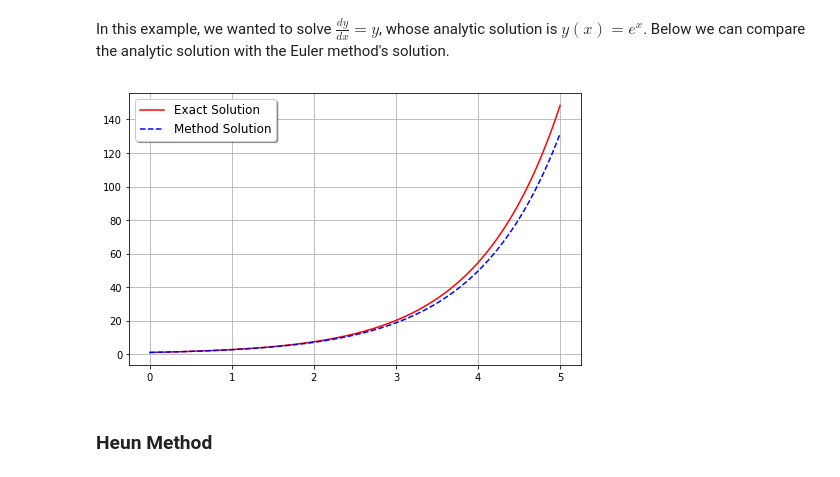
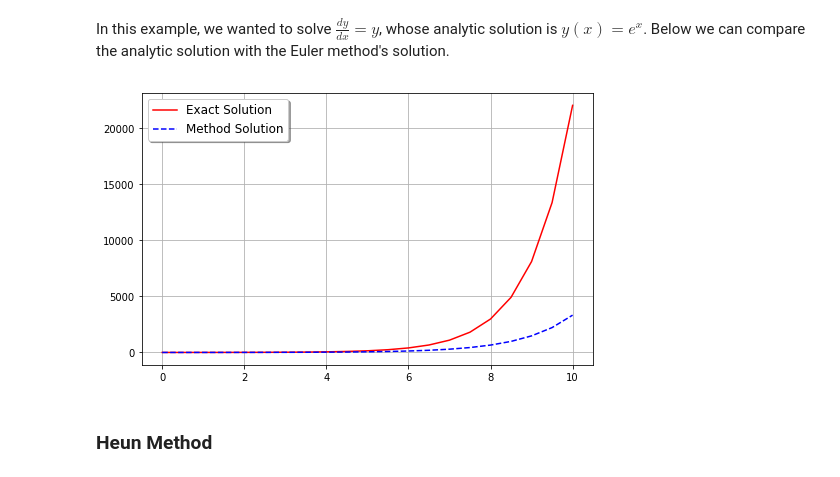
Before and after one commit to rodrigoescorcio/Numerical, a Jupyter notebook: Ordinary-Differential-Equations.ipynb, the cells around one changed output. Cells and saved outputs as stored; diff of their text form; code cells hidden in the pictures.

```diff
--- a/Ordinary-Differential-Equations.ipynb
+++ b/Ordinary-Differential-Equations.ipynb
@@ -57,26 +57,26 @@ def euler(f, x0, y0, h, N):
 def f(x,y):
     return y
 
-t0 = 0
+x0 = 0
 y0 = 1
-h = 0.05
-N = 100
+h = 0.5
+N = 20
 # %% [markdown]
 **Ploting the results**
 # %% [markdown]
 In this example, we wanted to solve $\frac{dy}{dx} = y$, whose analytic solution is $y(x) = e^x$. Below we can compare the analytic solution with the Euler method's solution.
 # %%
-x, y = euler(f, t0, y0, h, N)
+x, y = euler(f, x0, y0, h, N)
 
 plt.figure(figsize=(8.09,5))
 plt.plot(x,np.exp(x),'r', label="Exact Solution")
 plt.plot(x,y, 'b--', label="Method Solution")
 plt.grid()
 plt.legend(shadow=True, fontsize=12, loc=0)
 
 plt.show()
 # %% [output]
-[figure, old version]
+[figure, new version]
 # %% [markdown]
 ### Heun Method
 # %% [markdown]
```
Also changed, not shown: parts of 19 cells of this notebook, 1 other file.
